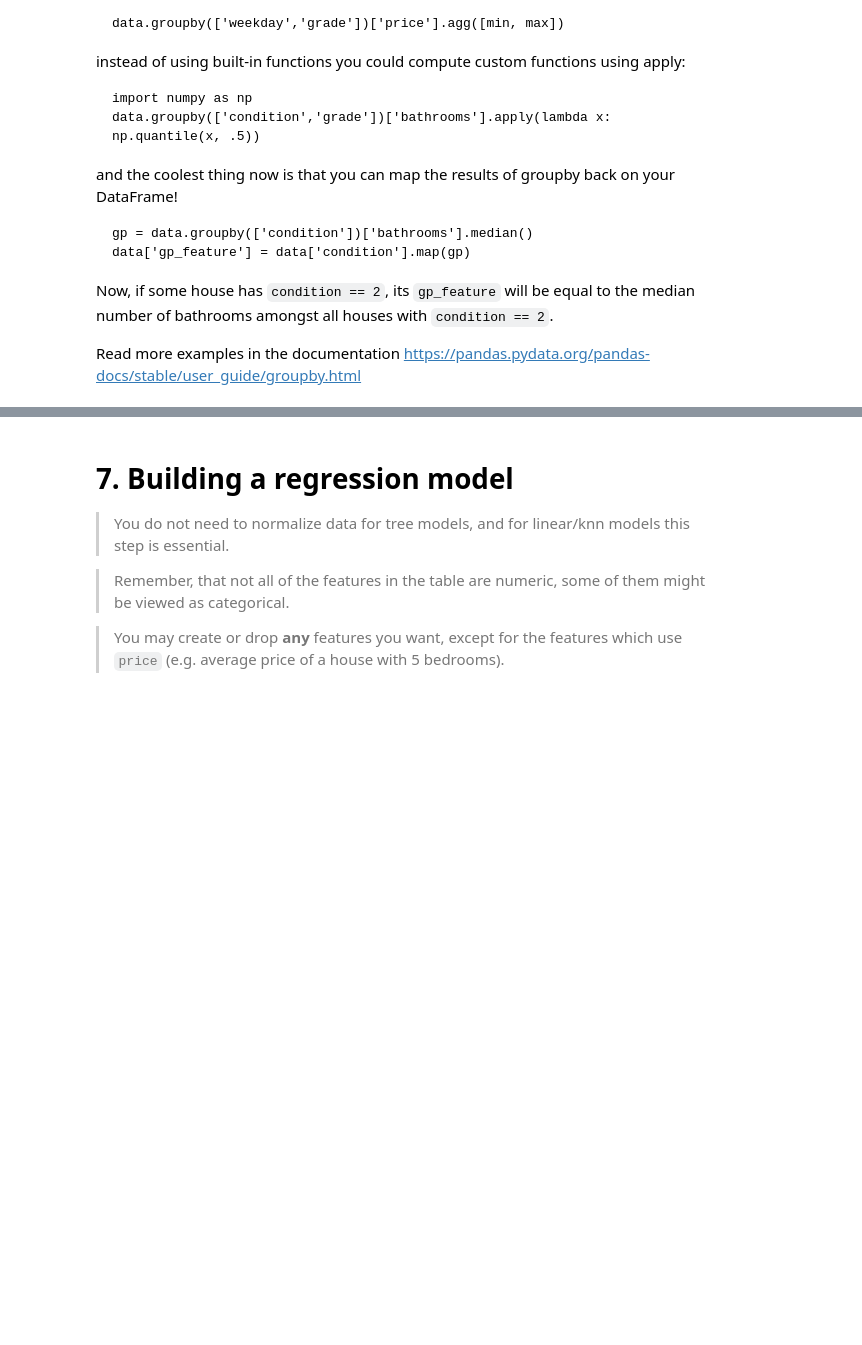
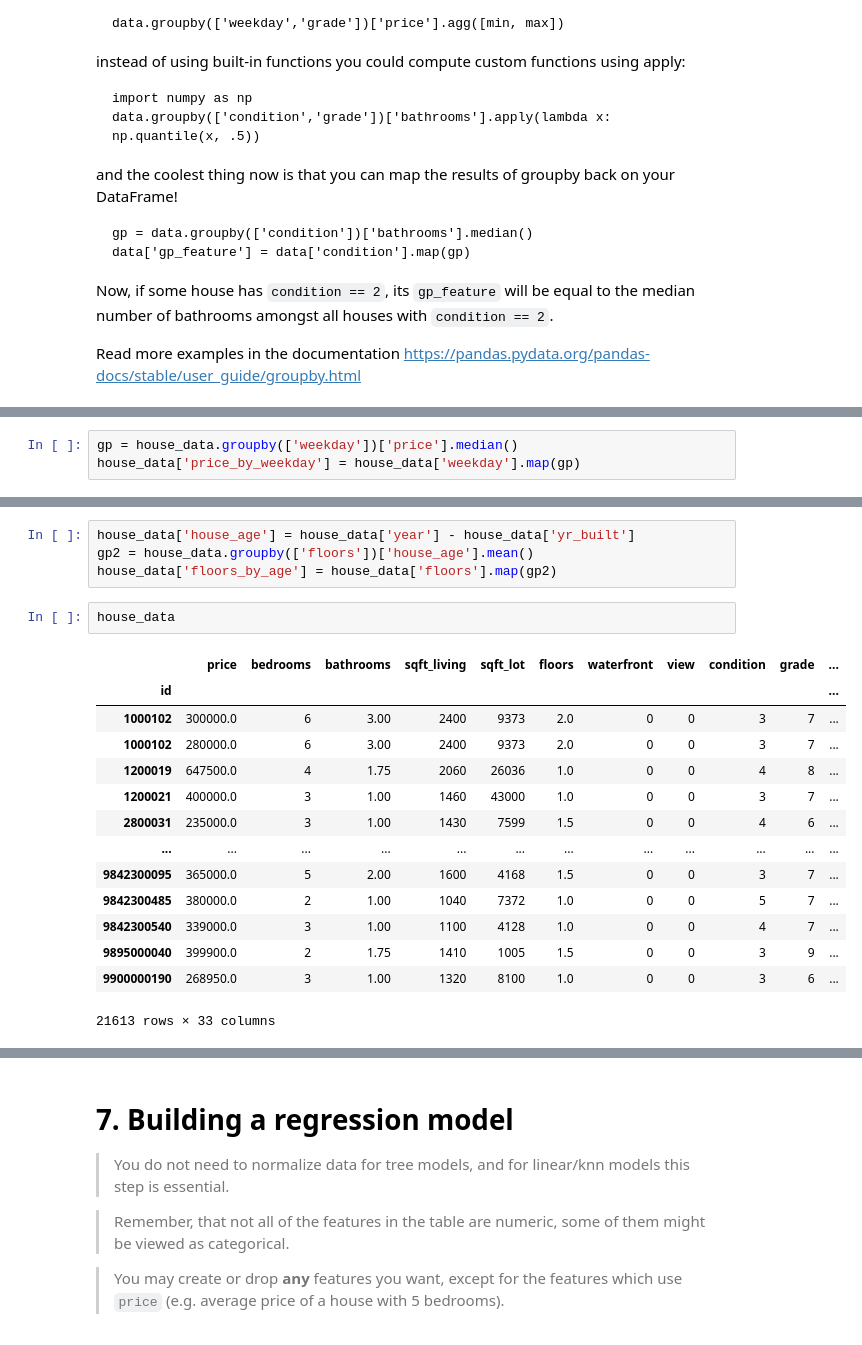
Before and after one commit to annenkova97/Intro2DS, a Jupyter notebook: HW1/hw1_tabular_data_regression.ipynb, the cells around one changed output, grey strips where cells are left out. Saved outputs shown, nothing was run; the diff lists cells and outputs as text; blank space fills up the shorter version.

```diff
--- a/HW1/hw1_tabular_data_regression.ipynb
+++ b/HW1/hw1_tabular_data_regression.ipynb
@@ -785,0 +984,3 @@ Read more examples in the documentation https://pandas.pydata.org/pandas-docs/st
+# %%
+gp = house_data.groupby(['weekday'])['price'].median()
+house_data['price_by_weekday'] = house_data['weekday'].map(gp)
@@ -786,3 +998,24 @@ Read more examples in the documentation https://pandas.pydata.org/pandas-docs/st
+# %%
+house_data['house_age'] = house_data['year'] - house_data['yr_built']
+gp2 = house_data.groupby(['floors'])['house_age'].mean()
+house_data['floors_by_age'] = house_data['floors'].map(gp2)
+# %%
+house_data
+# %% [output]
+|  | price | bedrooms | bathrooms | sqft_living | sqft_lot | floors | waterfront | view | condition | grade | ... |
+| id |  |  |  |  |  |  |  |  |  |  | ... |
+| 1000102 | 300000.0 | 6 | 3.00 | 2400 | 9373 | 2.0 | 0 | 0 | 3 | 7 | ... |
+| 1000102 | 280000.0 | 6 | 3.00 | 2400 | 9373 | 2.0 | 0 | 0 | 3 | 7 | ... |
+| 1200019 | 647500.0 | 4 | 1.75 | 2060 | 26036 | 1.0 | 0 | 0 | 4 | 8 | ... |
+| 1200021 | 400000.0 | 3 | 1.00 | 1460 | 43000 | 1.0 | 0 | 0 | 3 | 7 | ... |
+| 2800031 | 235000.0 | 3 | 1.00 | 1430 | 7599 | 1.5 | 0 | 0 | 4 | 6 | ... |
+| ... | ... | ... | ... | ... | ... | ... | ... | ... | ... | ... | ... |
+| 9842300095 | 365000.0 | 5 | 2.00 | 1600 | 4168 | 1.5 | 0 | 0 | 3 | 7 | ... |
+| 9842300485 | 380000.0 | 2 | 1.00 | 1040 | 7372 | 1.0 | 0 | 0 | 5 | 7 | ... |
+| 9842300540 | 339000.0 | 3 | 1.00 | 1100 | 4128 | 1.0 | 0 | 0 | 4 | 7 | ... |
+| 9895000040 | 399900.0 | 2 | 1.75 | 1410 | 1005 | 1.5 | 0 | 0 | 3 | 9 | ... |
+| 9900000190 | 268950.0 | 3 | 1.00 | 1320 | 8100 | 1.0 | 0 | 0 | 3 | 6 | ... |
+21613 rows × 33 columns
 # %%
 # Create some other groupby features
 # for this task check out this answer:
```
Also changed, not shown: parts of 39 cells of this notebook.
